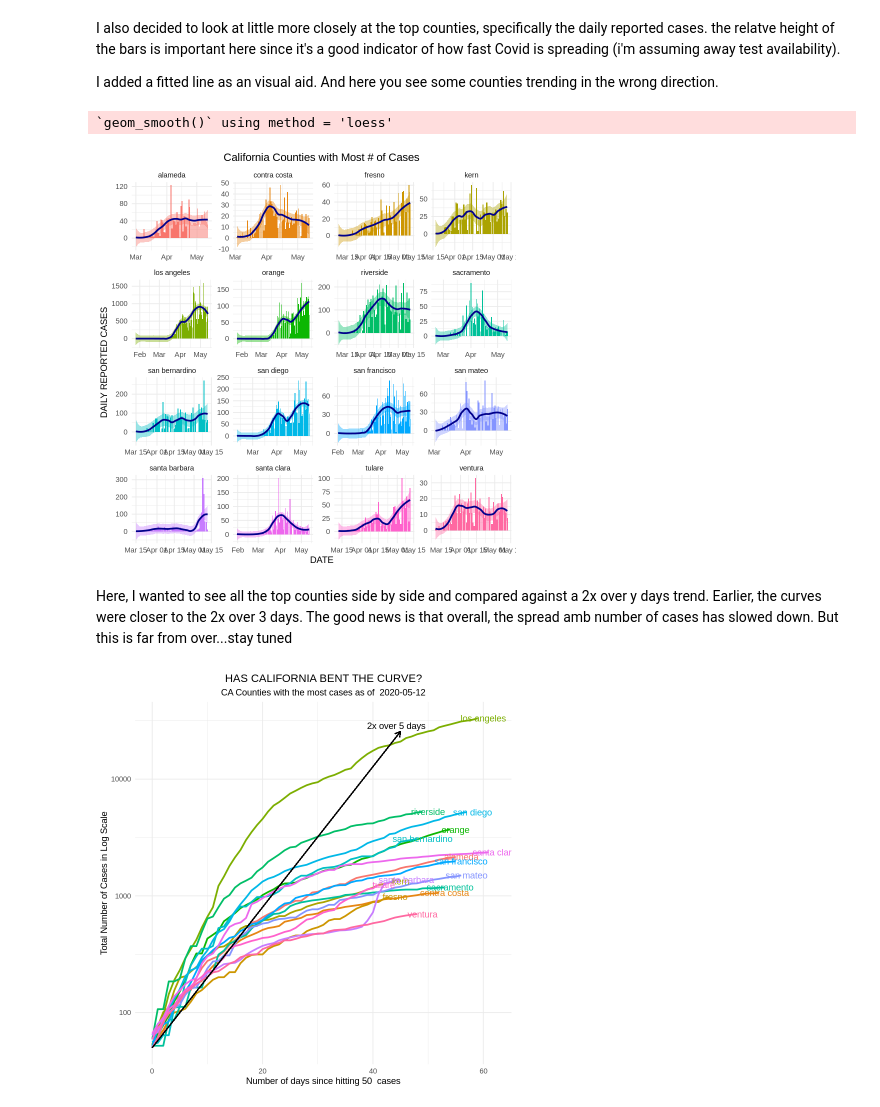
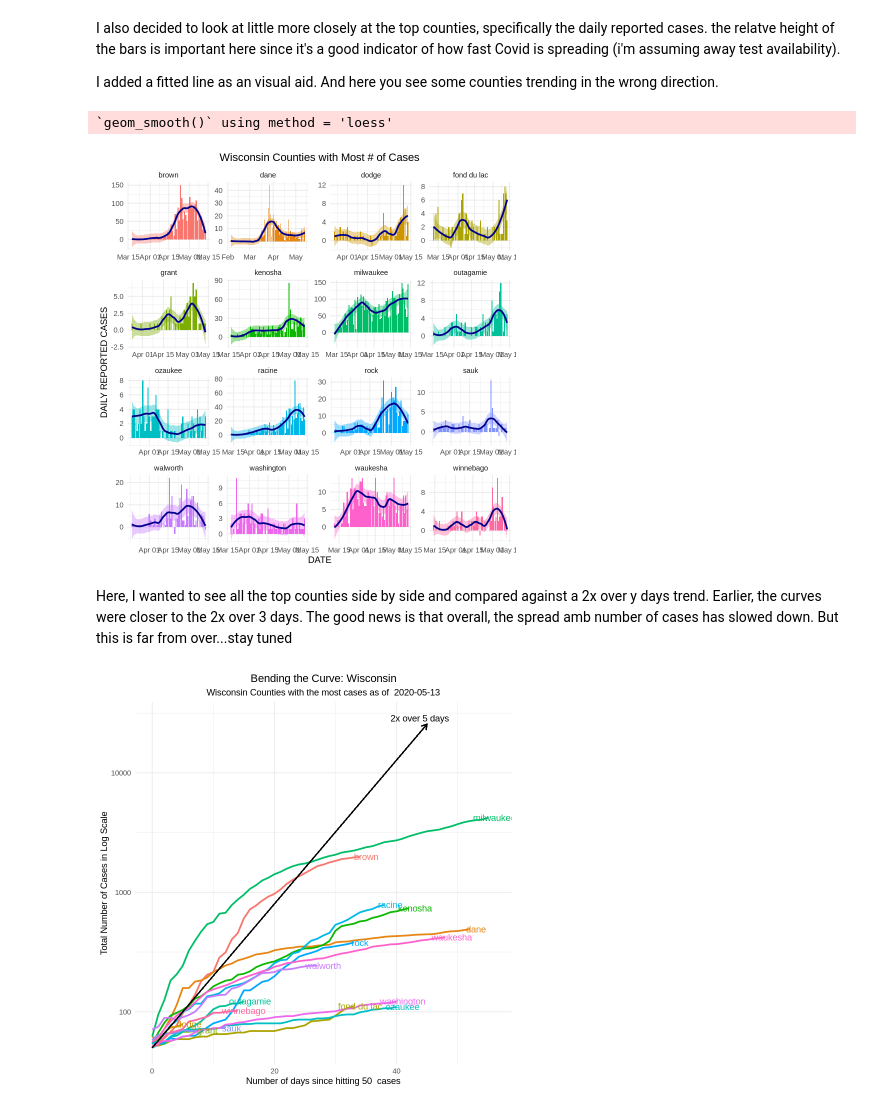
Before and after one commit to raym26/covid_by_county_EDA, a Jupyter notebook: Covid_by_county_EDA.ipynb, the cells around one changed output. Drawn from its saved outputs; the diff is of its cells as text; code cells hidden in the pictures.

```diff
--- a/Covid_by_county_EDA.ipynb
+++ b/Covid_by_county_EDA.ipynb
@@ -56,5 +65,5 @@ Since i live in Cali...
 # %%
-st <- "California"
+st <- "Wisconsin"
 
 covid_county <- cov %>% filter(state == st ) %>% mutate(county = tolower(county)) %>% select(-state, -fips)
 covid_county$date <- as.Date(covid_county$date)
@@ -159,30 +175,30 @@ covid_county_daily_ch %>% filter(county %in% top_counties) %>%
   #stat_summary(fun.y=mean, geom="line", color="red")
 # %% [output]
 `geom_smooth()` using method = 'loess'
-[figure, old version]
+[figure, new version]
 # %% [markdown]
 Here, I wanted to see all the top counties side by side and compared against a 2x over y days trend.  Earlier, the curves were closer to the 2x over 3 days.  The good news is that overall, the spread amb number of cases has slowed down.  But this is far from over...stay tuned
 # %%
 starting_pt = 50
 
-cov_CA_same_top <- covid_county %>% filter(county %in% top_counties) %>%
+cov_same_top <- covid_county %>% filter(county %in% top_counties) %>%
   filter(total_cases >= starting_pt) %>% group_by(county) %>%
   mutate(daynum = seq(from=0, to=n()-1))
 
-cov_CA_same_top %>%
+cov_same_top %>%
   ggplot(aes(daynum, total_cases, col = county)) + geom_line(size = 1,show.legend = F) +
-  geom_text(data = cov_CA_same_top %>% filter(daynum == last(daynum)),
+  geom_text(data = cov_same_top %>% filter(daynum == last(daynum)),
             aes(label = county, x = daynum + 1, y = total_cases, color = county)) +
   theme_minimal() +
   theme(legend.position = "none", plot.title = element_text(hjust = 0.5),
         plot.subtitle = element_text(hjust = 0.5)) +
-  labs(title = "HAS CALIFORNIA BENT THE CURVE?",
-       subtitle = paste("CA Counties with the most cases as of ", tail(cov_CA_same_top$date)),
+  labs(title = paste("Bending the Curve:", st),
+       subtitle = paste(st, "Counties with the most cases as of ", last(cov_same_top$date)),
        x = paste("Number of days since hitting", starting_pt, " cases"),
        y = "Total Number of Cases in Log Scale") +
   geom_segment(aes(x=0, y=starting_pt, xend = 45, yend = 25600), col = "black", #36 162549
                arrow = arrow(length = unit(.1, 'inches'))) +
   annotate("text", x = 40, y = 28600, label = "2x over 5 days", hjust = .1) +
   scale_y_continuous(trans = 'log10')
 # %% [output]
-[figure, old version]
+[figure, new version]
```
Also changed, not shown: parts of 12 cells of this notebook.
